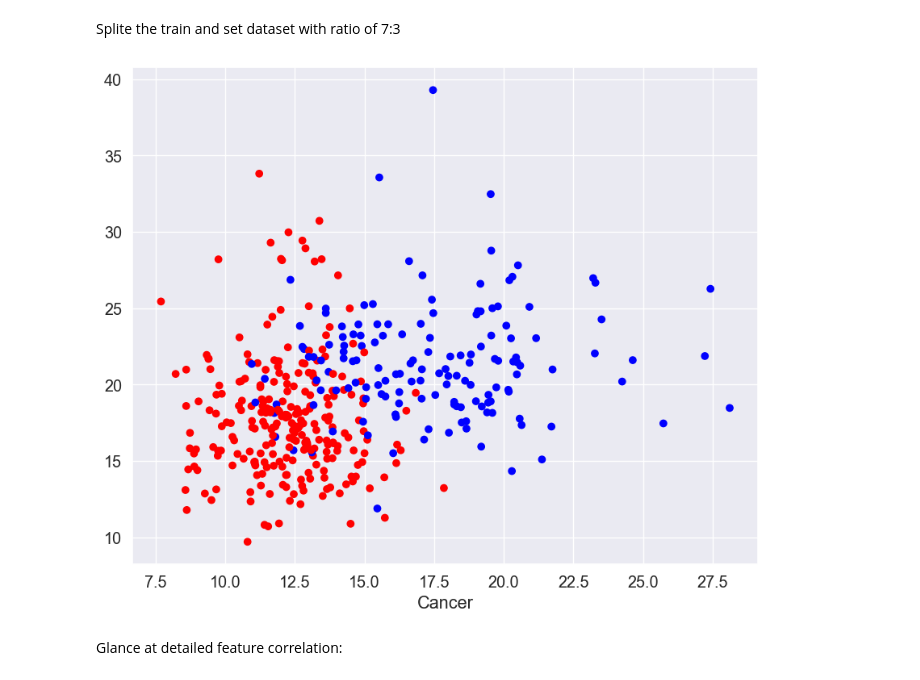
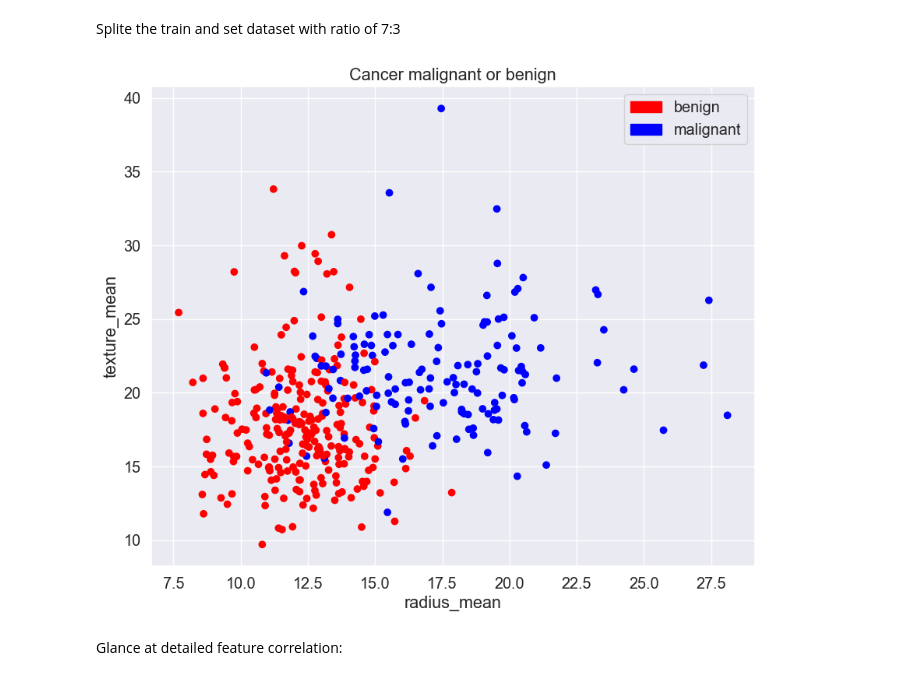
Before and after one commit to iris-Ranwt/INDE577, a Jupyter notebook: supervised-learning/Decision-Tress/DecisionTree.ipynb, the cells around one changed output. Saved outputs shown, nothing was run; the diff lists cells and outputs as text; code cells hidden in the pictures.

```diff
--- a/supervised-learning/Decision-Tress/DecisionTree.ipynb
+++ b/supervised-learning/Decision-Tress/DecisionTree.ipynb
@@ -97,7 +99,16 @@ X = pd.DataFrame(cancer_selected[X_col])
 
 y = cancer_selected["diagnosis"]
 
+plt.show()
 colors = ["red" if Outcome == 0 else "blue" for Outcome in y]
 plt.figure(figsize = (10,8))
 plt.scatter(X.iloc[:,0], X.iloc[:,1], c = colors)
+
+leg1 = mpatches.Patch(color='red', label='benign')
+leg2 = mpatches.Patch(color='blue', label='malignant')
+plt.legend(handles=[leg1,leg2])
+
+plt.title('Cancer malignant or benign')
+plt.xlabel('radius_mean')
+plt.ylabel('texture_mean')
 # %% [output]
@@ -108,14 +119,19 @@ Splite the train and set dataset with ratio of 7:3
 # %%
 from sklearn.model_selection import train_test_split
 X_train, X_test, y_train, y_test = train_test_split(X , y, test_size = 0.3, random_state = 42)
 c_train = ["red" if Outcome == 0 else "blue" for Outcome in y_train]
 c_test = ["red" if Outcome == 0 else "blue" for Outcome in y_test]
 plt.figure(figsize = (10,8))
 plt.scatter(X_train.iloc[:,0], X_train.iloc[:,1], c = c_train)
-plt.xlabel("Cancer")
+plt.legend(handles=[leg1,leg2])
+
+plt.title('Cancer malignant or benign')
+plt.xlabel('radius_mean')
+plt.ylabel('texture_mean')
+
 plt.show()
 # %% [output]
-[figure, old version]
+[figure, new version]
 # %% [markdown]
 Glance at detailed feature correlation:
 # %%
```
Also changed, not shown: parts of 2 cells of this notebook, 8 other files.
